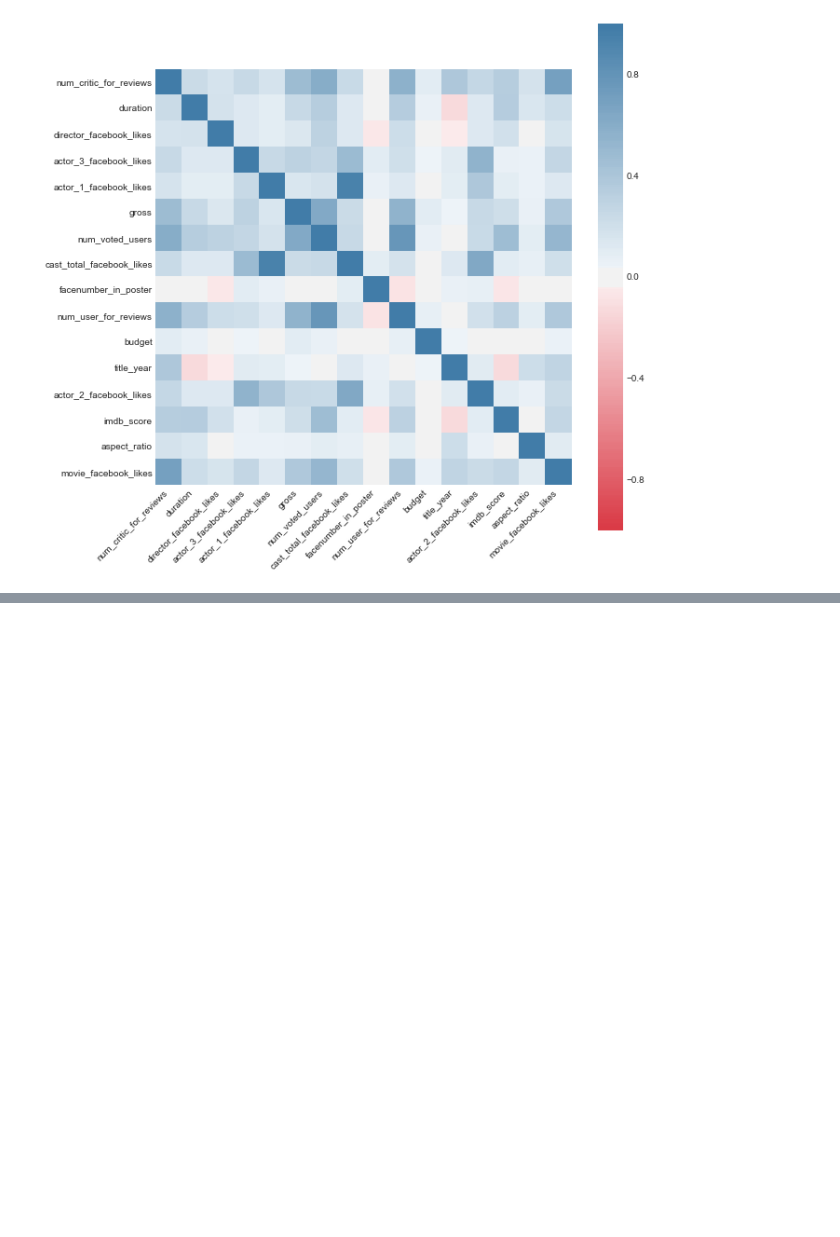
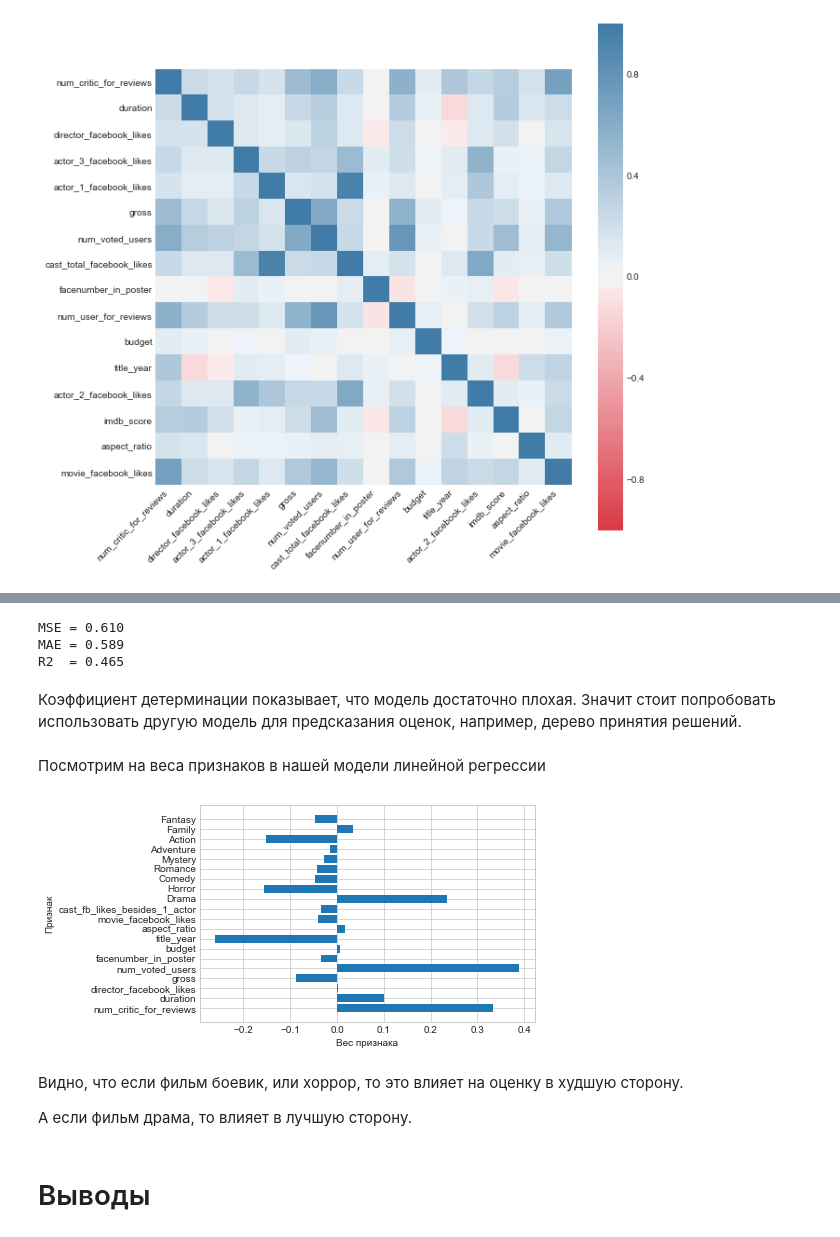
Before and after one commit to xrustle/GB_Math, a Jupyter notebook: Statistics/project_imdb_genres.ipynb, the cells around one changed output, grey strips where cells are left out. Cells and saved outputs as stored; diff of their text form; code cells hidden in the pictures; blank space fills up the shorter version.

```diff
--- a/Statistics/project_imdb_genres.ipynb
+++ b/Statistics/project_imdb_genres.ipynb
@@ -220,0 +264,3 @@ df[]
+# %%
+for genre in genres:
+    df[genre] = df['genres'].apply(lambda x: 1 if genre in x else 0)
@@ -220,0 +271,20 @@ df[]
+# %%
+X = df.select_dtypes(include=['float64', 'int64']).dropna()
+y = X['imdb_score']
+X.drop(columns='imdb_score', inplace=True)
+# %%
+scaler = StandardScaler()  # Для масштабирования значений признаков
+X_train, X_test, y_train, y_test = train_test_split(scaler.fit_transform(X), y, test_size=0.25)
+# %%
+lr = LinearRegression()
+
+lr.fit(X_train, y_train)
+y_pred = lr.predict(X_test)
+
+check_test = pd.DataFrame({
+    'y_test': y_test,
+    'y_pred': y_pred.flatten(),
+})
+
+
+check_test.head(10)
@@ -220,0 +303,27 @@ df[]
+# %%
+print('{:<3} = {:.3f}\n{:<3} = {:.3f}\n{:<3} = {:.3f}'.format(
+    'MSE', mean_squared_error(check_test["y_pred"], check_test["y_test"]),
+    'MAE', mean_absolute_error(check_test["y_pred"], check_test["y_test"]),
+    'R2', r2_score(y_test, y_pred)))
+# %% [output]
+MSE = 0.610
+MAE = 0.589
+R2  = 0.465
+# %% [markdown]
+Коэффициент детерминации показывает, что модель достаточно плохая.
+Значит стоит попробовать использовать другую модель для предсказания оценок, например, дерево принятия решений.
+# %% [markdown]
+Посмотрим на веса признаков в нашей модели линейной регрессии
+# %%
+plt.barh(X.columns, lr.coef_.flatten())
+plt.xlabel("Вес признака")
+plt.ylabel("Признак")
+plt.show()
+# %% [output]
+[figure, added]
+# %% [markdown]
+Видно, что если фильм боевик, или хоррор, то это влияет на оценку в худшую сторону.
+
+А если фильм драма, то влияет в лучшую сторону.
+# %% [markdown]
+# Выводы
```
Also changed, not shown: parts of 22 cells of this notebook.
